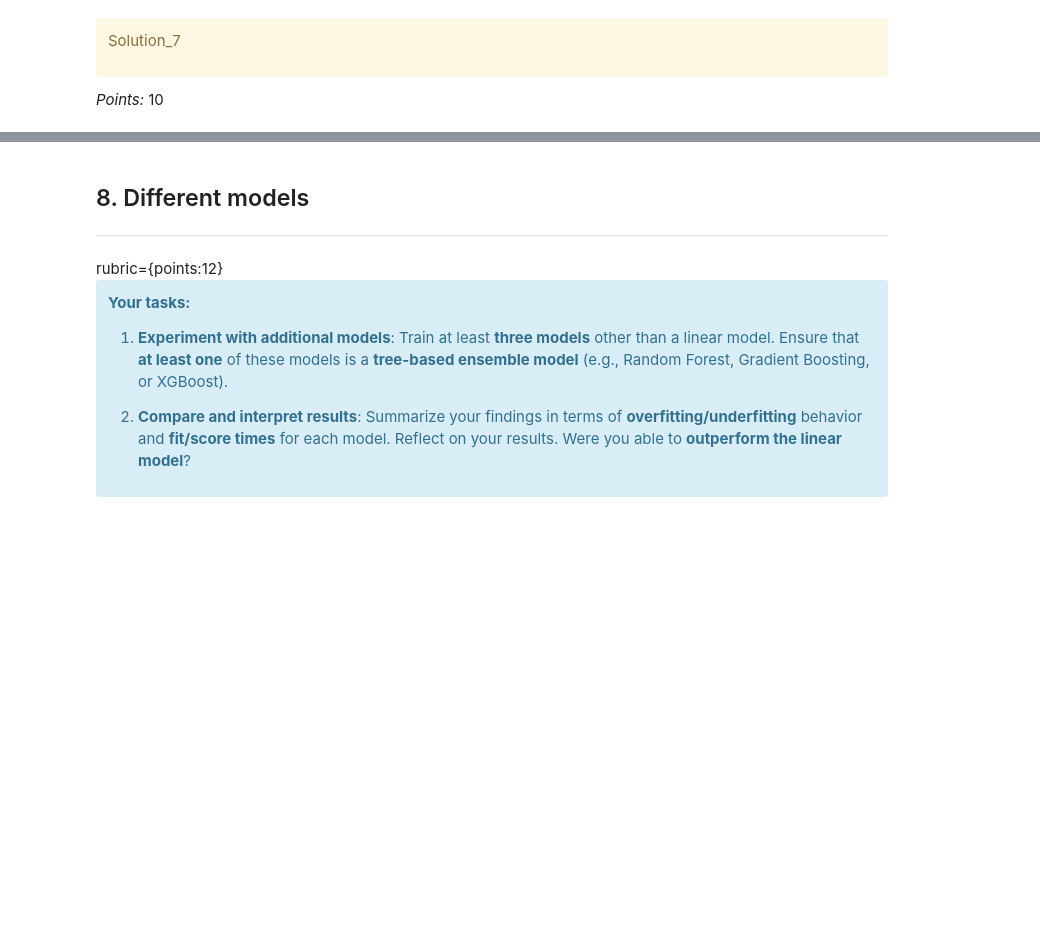
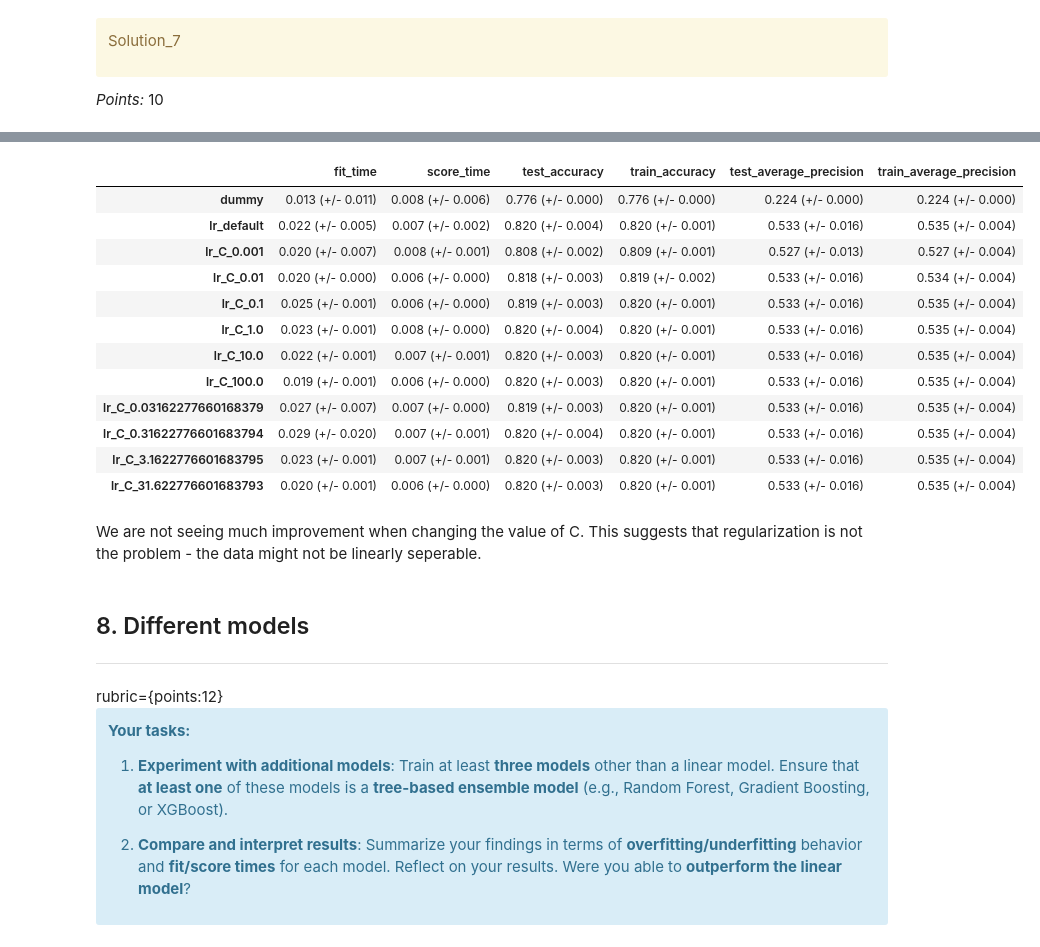
Before and after one commit to asharifo/cs330-hw5, a Jupyter notebook: hw5.ipynb, the cells around one changed output, grey strips where cells are left out. Drawn from its saved outputs; the diff is of its cells as text; code cells hidden in the pictures; blank space fills up the shorter version.

```diff
--- a/hw5.ipynb
+++ b/hw5.ipynb
@@ -671,3 +616,22 @@ results_dict["lr"] = mean_std_cross_val_scores(
+# %%
+results_df = pd.DataFrame(results_dict).T
+results_df
+# %% [output]
+|  | fit_time | score_time | test_accuracy | train_accuracy | test_average_precision | train_average_precision |
+| dummy | 0.013 (+/- 0.011) | 0.008 (+/- 0.006) | 0.776 (+/- 0.000) | 0.776 (+/- 0.000) | 0.224 (+/- 0.000) | 0.224 (+/- 0.000) |
+| lr_default | 0.022 (+/- 0.005) | 0.007 (+/- 0.002) | 0.820 (+/- 0.004) | 0.820 (+/- 0.001) | 0.533 (+/- 0.016) | 0.535 (+/- 0.004) |
+| lr_C_0.001 | 0.020 (+/- 0.007) | 0.008 (+/- 0.001) | 0.808 (+/- 0.002) | 0.809 (+/- 0.001) | 0.527 (+/- 0.013) | 0.527 (+/- 0.004) |
+| lr_C_0.01 | 0.020 (+/- 0.000) | 0.006 (+/- 0.000) | 0.818 (+/- 0.003) | 0.819 (+/- 0.002) | 0.533 (+/- 0.016) | 0.534 (+/- 0.004) |
+| lr_C_0.1 | 0.025 (+/- 0.001) | 0.006 (+/- 0.000) | 0.819 (+/- 0.003) | 0.820 (+/- 0.001) | 0.533 (+/- 0.016) | 0.535 (+/- 0.004) |
+| lr_C_1.0 | 0.023 (+/- 0.001) | 0.008 (+/- 0.000) | 0.820 (+/- 0.004) | 0.820 (+/- 0.001) | 0.533 (+/- 0.016) | 0.535 (+/- 0.004) |
+| lr_C_10.0 | 0.022 (+/- 0.001) | 0.007 (+/- 0.001) | 0.820 (+/- 0.003) | 0.820 (+/- 0.001) | 0.533 (+/- 0.016) | 0.535 (+/- 0.004) |
+| lr_C_100.0 | 0.019 (+/- 0.001) | 0.006 (+/- 0.000) | 0.820 (+/- 0.003) | 0.820 (+/- 0.001) | 0.533 (+/- 0.016) | 0.535 (+/- 0.004) |
+| lr_C_0.03162277660168379 | 0.027 (+/- 0.007) | 0.007 (+/- 0.000) | 0.819 (+/- 0.003) | 0.820 (+/- 0.001) | 0.533 (+/- 0.016) | 0.535 (+/- 0.004) |
+| lr_C_0.31622776601683794 | 0.029 (+/- 0.020) | 0.007 (+/- 0.001) | 0.820 (+/- 0.004) | 0.820 (+/- 0.001) | 0.533 (+/- 0.016) | 0.535 (+/- 0.004) |
+| lr_C_3.1622776601683795 | 0.023 (+/- 0.001) | 0.007 (+/- 0.001) | 0.820 (+/- 0.003) | 0.820 (+/- 0.001) | 0.533 (+/- 0.016) | 0.535 (+/- 0.004) |
+| lr_C_31.622776601683793 | 0.020 (+/- 0.001) | 0.006 (+/- 0.000) | 0.820 (+/- 0.003) | 0.820 (+/- 0.001) | 0.533 (+/- 0.016) | 0.535 (+/- 0.004) |
+# %% [markdown]
+We are not seeing much improvement when changing the value of C. This suggests that regularization is not the problem - the data might not be linearly seperable.
 # %% [markdown]
 <!-- BEGIN QUESTION -->
 
```
Also changed, not shown: parts of 26 cells of this notebook, 1 other file.
